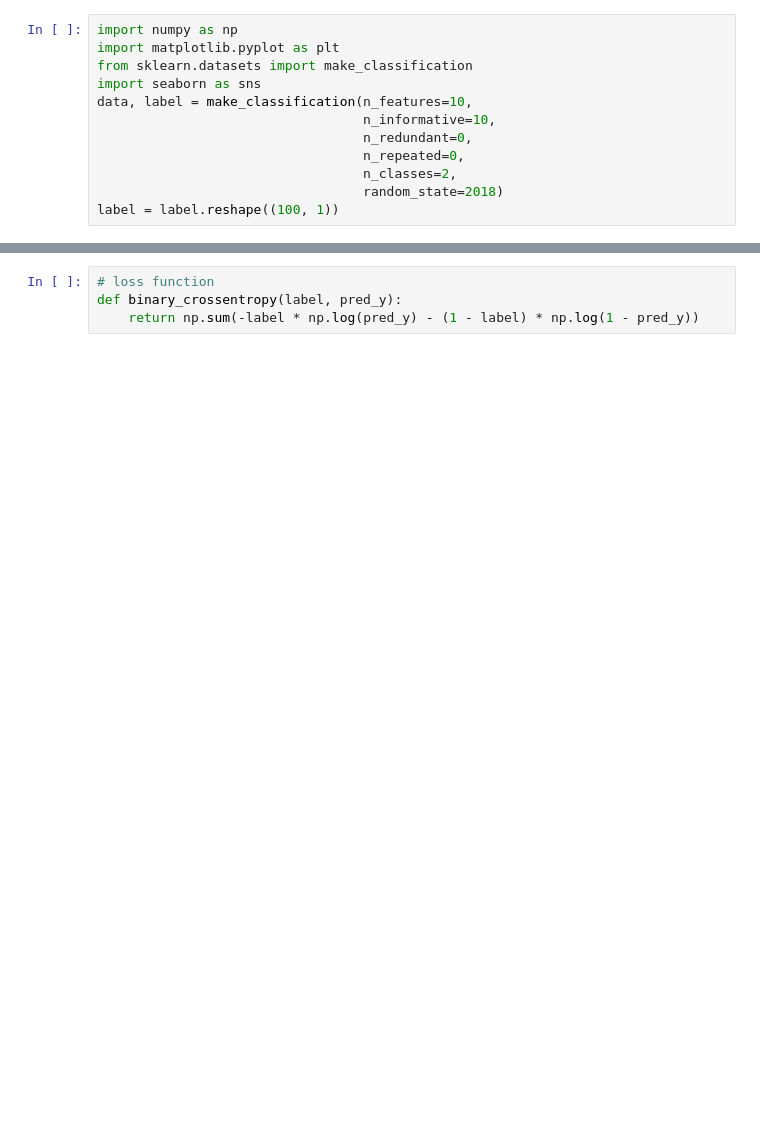
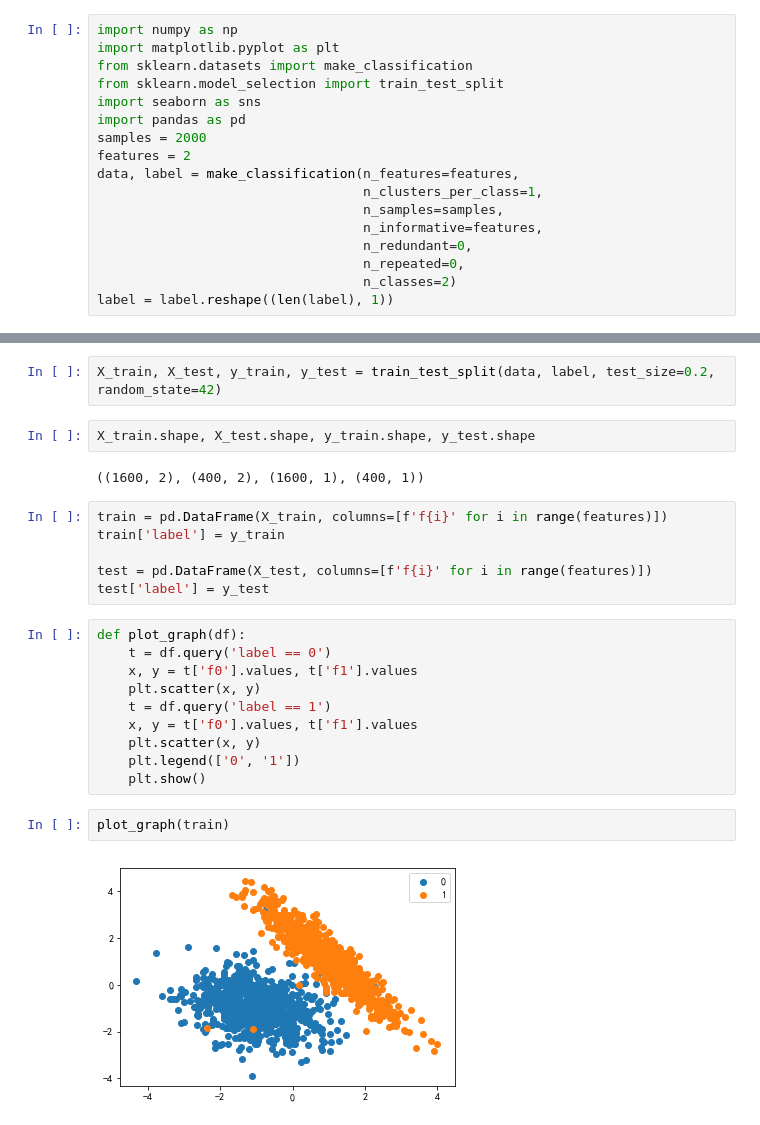
Before and after one commit to flowering888/neural_network, a Jupyter notebook: neural_network.ipynb, the cells around one changed output, grey strips where cells are left out. Cells and saved outputs as stored; diff of their text form; blank space fills up the shorter version.

```diff
--- a/neural_network.ipynb
+++ b/neural_network.ipynb
@@ -2,11 +2,16 @@
 import numpy as np
 import matplotlib.pyplot as plt
 from sklearn.datasets import make_classification
+from sklearn.model_selection import train_test_split
 import seaborn as sns
-data, label = make_classification(n_features=10,
-                                  n_informative=10,
+import pandas as pd
+samples = 2000
+features = 2
+data, label = make_classification(n_features=features,
+                                  n_clusters_per_class=1,
+                                  n_samples=samples,
+                                  n_informative=features,
                                   n_redundant=0,
                                   n_repeated=0,
-                                  n_classes=2,
-                                  random_state=2018)
-label = label.reshape((100, 1))
+                                  n_classes=2)
+label = label.reshape((len(label), 1))
@@ -17,4 +18,26 @@ def sigmoid(x):
-# %%
-# loss function
-def binary_crossentropy(label, pred_y):
-    return np.sum(-label * np.log(pred_y) - (1 - label) * np.log(1 - pred_y))
+# %%
+X_train, X_test, y_train, y_test = train_test_split(data, label, test_size=0.2, random_state=42)
+# %%
+X_train.shape, X_test.shape, y_train.shape, y_test.shape
+# %% [output]
+((1600, 2), (400, 2), (1600, 1), (400, 1))
+# %%
+train = pd.DataFrame(X_train, columns=[f'f{i}' for i in range(features)])
+train['label'] = y_train
+
+test = pd.DataFrame(X_test, columns=[f'f{i}' for i in range(features)])
+test['label'] = y_test
+# %%
+def plot_graph(df):
+    t = df.query('label == 0')
+    x, y = t['f0'].values, t['f1'].values
+    plt.scatter(x, y)
+    t = df.query('label == 1')
+    x, y = t['f0'].values, t['f1'].values
+    plt.scatter(x, y)
+    plt.legend(['0', '1'])
+    plt.show()
+# %%
+plot_graph(train)
+# %% [output]
+[figure, added]
```
Also changed, not shown: parts of 19 cells of this notebook.
